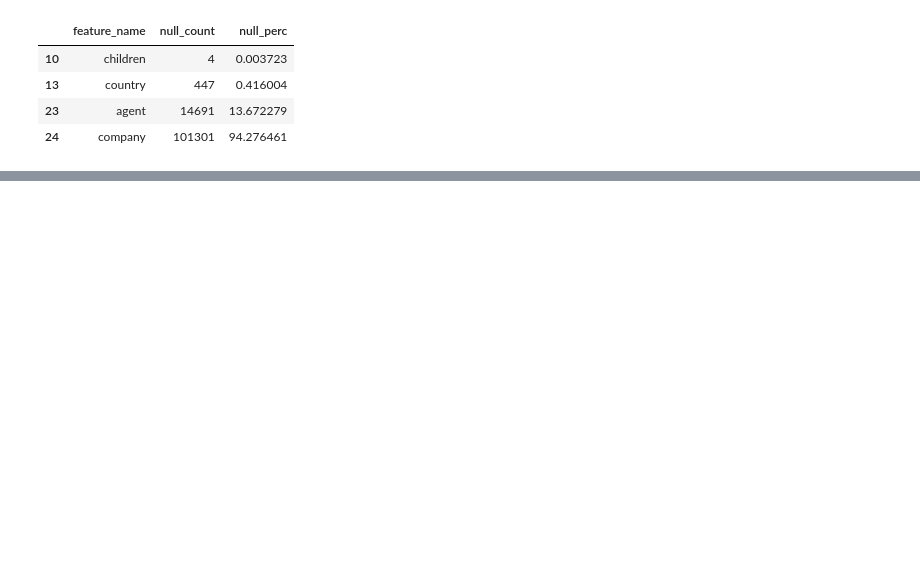
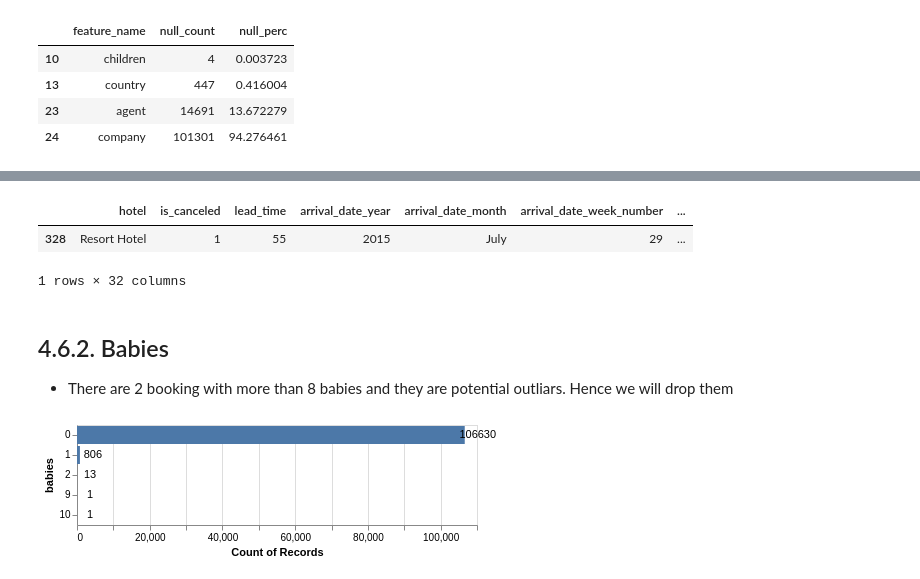
Before and after one commit to debanandasarkar/hotel_cancellation_prediction, a Jupyter notebook: Preliminary_analysis.ipynb, the cells around one changed output, grey strips where cells are left out. Saved outputs shown, nothing was run; the diff lists cells and outputs as text; code cells hidden in the pictures; blank space fills up the shorter version.

Commit message:
This commit will complete EDA

```diff
--- a/Preliminary_analysis.ipynb
+++ b/Preliminary_analysis.ipynb
@@ -272,0 +303,21 @@ null_df[null_df["null_count"] != 0]
+# %%
+train_df.loc[train_df.children>3, :]
+# %% [output]
+|  | hotel | is_canceled | lead_time | arrival_date_year | arrival_date_month | arrival_date_week_number | ... |
+| 328 | Resort Hotel | 1 | 55 | 2015 | July | 29 | ... |
+1 rows × 32 columns
+# %% [markdown]
+## 4.6.2. Babies
+
+- There are 2 booking with more than 8 babies and they are potential outliars. Hence we will drop them
+# %%
+hist_plot = alt.Chart(train_df).mark_bar().encode(
+    y=alt.Y("babies:N"),
+    x=alt.X("count()"),
+)
+
+hist_plot + hist_plot.mark_text(dx=13).encode(
+    text="count()"
+)
+# %% [output]
+[figure, added]
```
Also changed, not shown: parts of 35 cells of this notebook.
